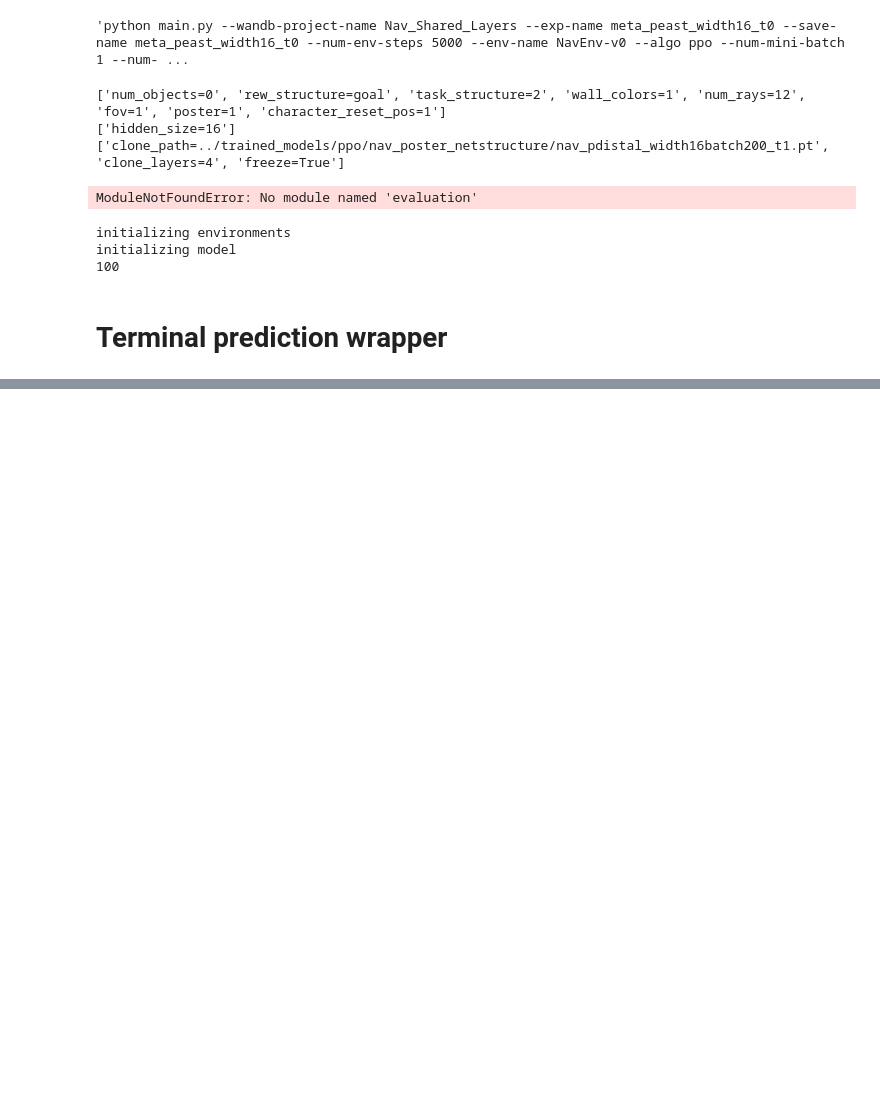
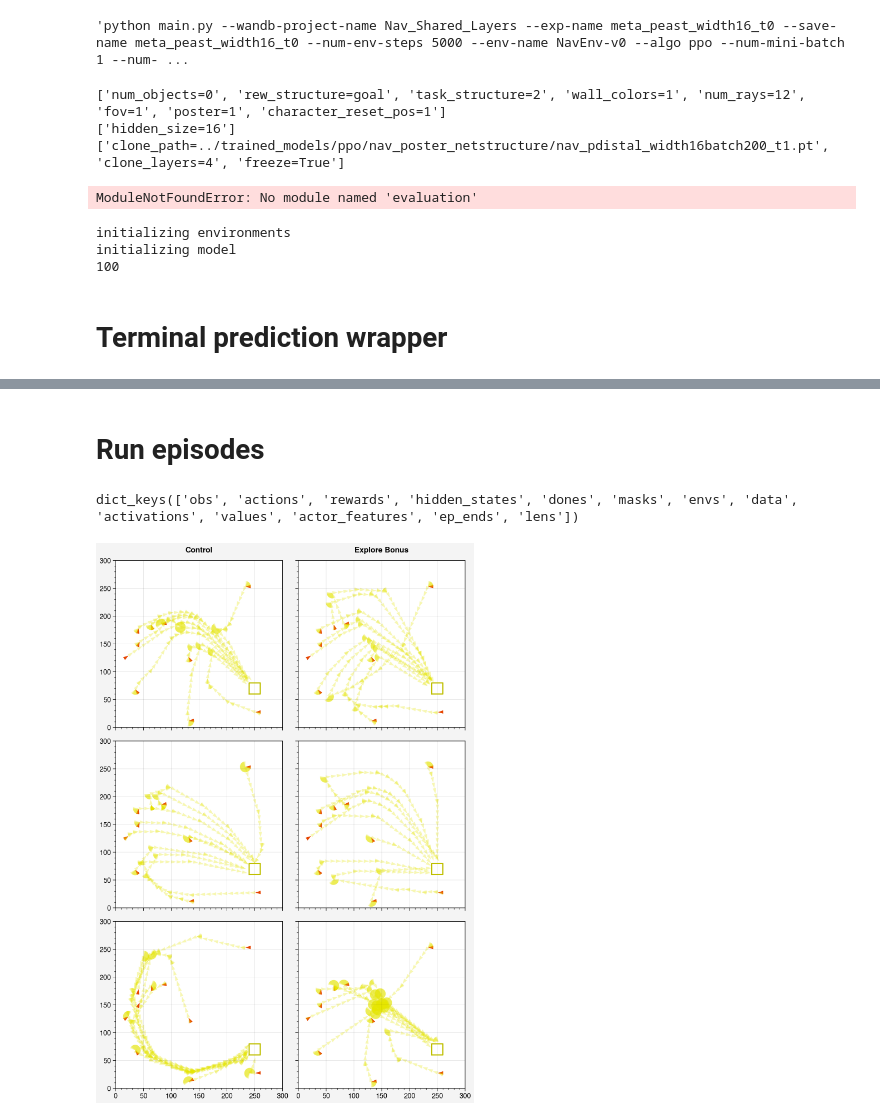
Before and after one commit to liuandrew/training-rl-algo, a Jupyter notebook: write_and_test/manual_testing.ipynb, the cells around one changed output, grey strips where cells are left out. Drawn from its saved outputs; the diff is of its cells as text; code cells hidden in the pictures; blank space fills up the shorter version.

```diff
--- a/write_and_test/manual_testing.ipynb
+++ b/write_and_test/manual_testing.ipynb
@@ -772,2 +725,0 @@ IndexError: index 0 is out of bounds for axis 0 with size 0
-# %%
-x = 302
@@ -862,0 +746,2 @@ array([[0., 0., 0., 0., 0.],
+# %% [markdown]
+# Run episodes
@@ -862,0 +751,57 @@ array([[0., 0., 0., 0., 0.],
+# %%
+res.keys()
+# %% [output]
+dict_keys(['obs', 'actions', 'rewards', 'hidden_states', 'dones', 'masks', 'envs', 'data', 'activations', 'values', 'actor_features', 'ep_ends', 'lens'])
+# %%
+import math
+import matplotlib.pyplot as plt
+
+def draw_character(pos, angle, size=10, ax=None, draw_color=[0.9, 0.9, 0, 0.3]):
+    angle1 = angle - 0.3
+    angle2 = angle + 0.3
+    point1 = [pos[0], pos[1]]
+    point2 = [pos[0] - math.cos(angle1)*size, pos[1] - math.sin(angle1)*size]
+    point3 = [pos[0] - math.cos(angle2)*size, pos[1] - math.sin(angle2)*size]
+
+    poly = plt.Polygon([point1, point2, point3], fc=draw_color)
+
+    if ax == None:
+        plt.gca().add_patch(poly)
+    else:
+        ax.add_patch(poly)
+# %%
+aux_tasks = ['none', 'rewexplore']
+aux_task_labels = ['Control', 'Explore Bonus']
+batch = 16
+
+ncols = 2
+nrows = 3
+
+fig, axs = pplt.subplots(ncols=ncols, nrows=nrows, refwidth=3)
+axs.format(xlim=(0, 300), ylim=(0, 300), toplabels=aux_task_labels)
+
+ress = []
+
+# for n, ax in enumerate(ax):
+
+for x in range(nrows):
+    for y in range(ncols):
+        aux = aux_tasks[y]
+        ax = axs[x, y]
+
+        exp_name = f'nav_pdistal_batchaux/nav_pdistal_batch{batch}aux{aux}'
+        model, obs_rms, kwargs = load_model_and_env(exp_name, x)
+
+        res = evalu(model, obs_rms, n=10, data_callback=poster_data_callback, env_kwargs=kwargs)
+        ress.append(res)
+
+        ep_pos = split_by_ep(np.vstack(res['data']['pos']), res['dones'])
+        ep_angle = split_by_ep(np.vstack(res['data']['angle']), res['dones'])
+        draw_box(ax=ax)
+        for pos, angles in zip(ep_pos, ep_angle):
+            for i, (p, a) in enumerate(zip(pos, angles)):
+                if i == 0:
+                    draw_character(p, a, ax=ax, draw_color=[0.9, 0, 0, 1])
+                draw_character(p, a, ax=ax)
+# %% [output]
+[figure, added]
```
Also changed, not shown: parts of 31 cells of this notebook, 7 other files.
